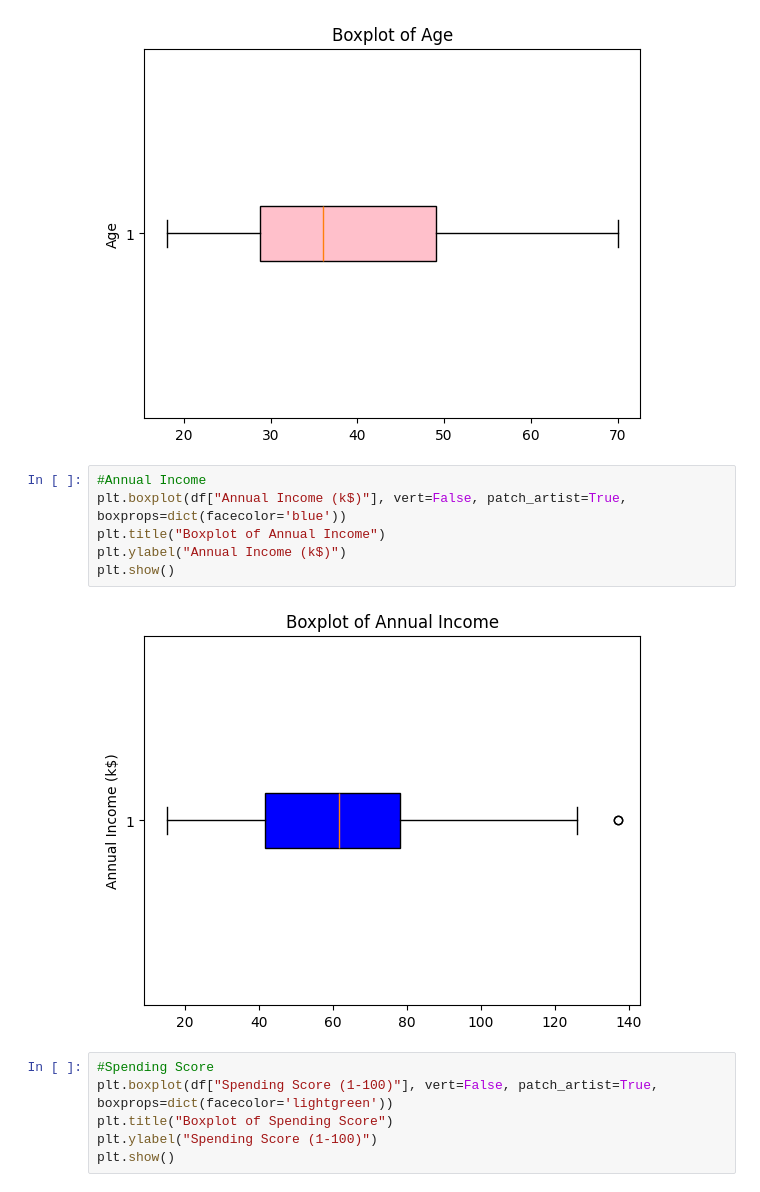
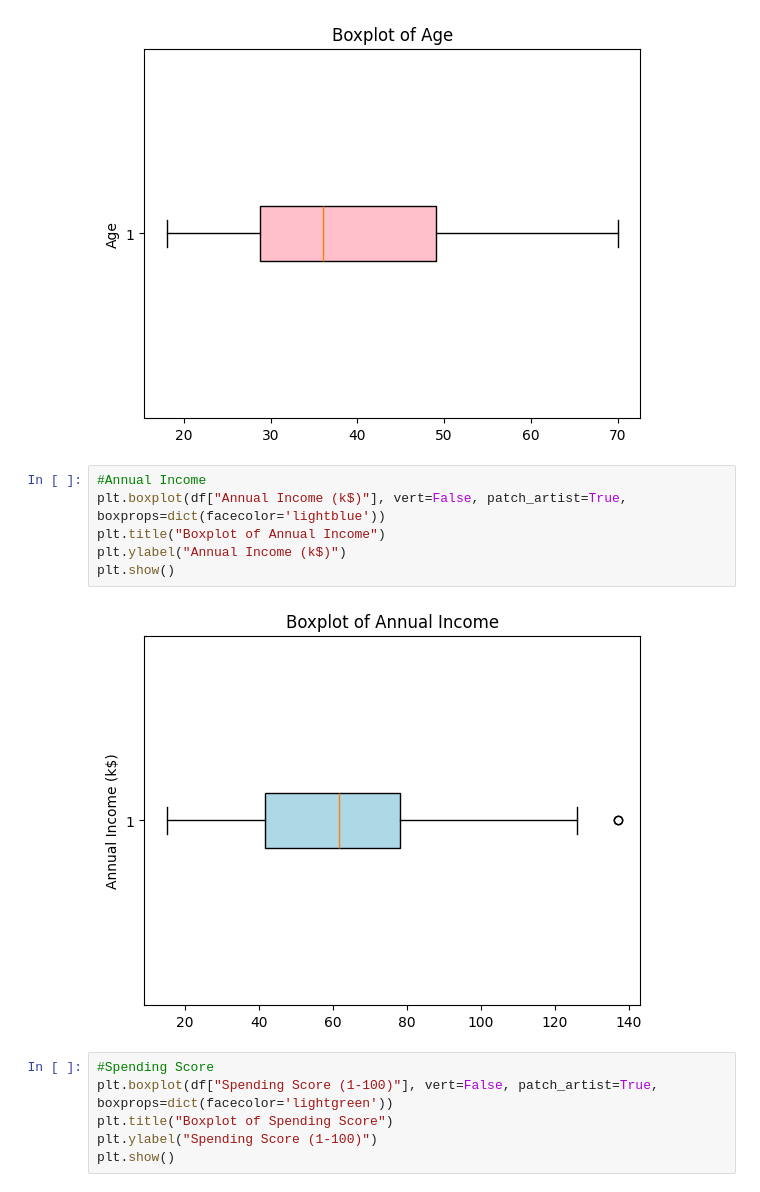
Before and after one commit to PriyankaaNigam/AI-Data-Unlocked, a Jupyter notebook: customer_segmentation/notebooks/mall_segmentation.ipynb, the cells around one changed output. Cells and saved outputs as stored; diff of their text form.

```diff
--- a/customer_segmentation/notebooks/mall_segmentation.ipynb
+++ b/customer_segmentation/notebooks/mall_segmentation.ipynb
@@ -91,12 +91,12 @@ plt.show()
 [figure]
 # %%
 #Annual Income
-plt.boxplot(df["Annual Income (k$)"], vert=False, patch_artist=True, boxprops=dict(facecolor='blue'))
+plt.boxplot(df["Annual Income (k$)"], vert=False, patch_artist=True, boxprops=dict(facecolor='lightblue'))
 plt.title("Boxplot of Annual Income")
 plt.ylabel("Annual Income (k$)")
 plt.show()
 # %% [output]
-[figure, old version]
+[figure, new version]
 # %%
 #Spending Score
 plt.boxplot(df["Spending Score (1-100)"], vert=False, patch_artist=True, boxprops=dict(facecolor='lightgreen'))
```
Also changed, not shown: parts of 1 cell of this notebook.
